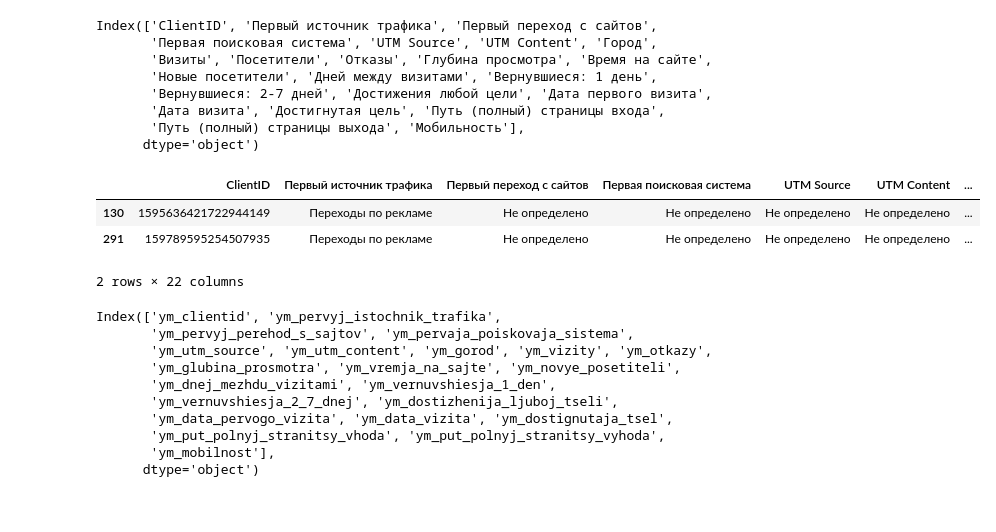
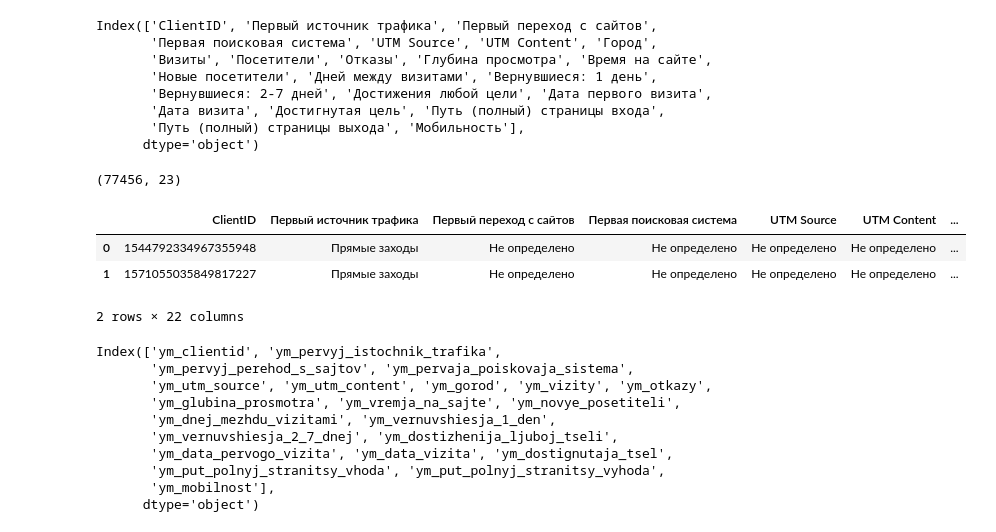
Before and after one commit to chegevarae/inhub, a Jupyter notebook: notebooks/etl_metrika.ipynb, the cells around one changed output. Saved outputs shown, nothing was run; the diff lists cells and outputs as text; code cells hidden in the pictures.

```diff
--- a/notebooks/etl_metrika.ipynb
+++ b/notebooks/etl_metrika.ipynb
@@ -86,22 +86,26 @@ Index(['ClientID', 'Первый источник трафика', 'Первый
        'Дата визита', 'Достигнутая цель', 'Путь (полный) страницы входа',
        'Путь (полный) страницы выхода', 'Мобильность'],
       dtype='object')
+# %%
+df.shape
+# %% [output]
+(77456, 23)
 # %%
 # Удаление ненужных данных
 columns = ['Посетители']
 df = drop_columns(df, columns)
 
-# Удаление "лишних" пользователей
+# Сегментация пользователей
 df.loc[df['Дата визита'].isnull(), 'Дата визита'] = 'undefined'
-df = df[df['Дата визита'].str.contains('202.*')]
-df = df.loc[(df['Визиты'] <= 35) & (df['Достижения любой цели'] <= 100)]
-df = df.loc[(df['ClientID'] != '')]
+# df = df[df['Дата визита'].str.contains('202.*')]
+# df = df.loc[(df['Визиты'] <= 35) & (df['Достижения любой цели'] <= 100)]
+# df = df.loc[(df['ClientID'] != '')]
 
 df.head(2)
 # %% [output]
 |  | ClientID | Первый источник трафика | Первый переход с сайтов | Первая поисковая система | UTM Source | UTM Content | ... |
-| 130 | 1595636421722944149 | Переходы по рекламе | Не определено | Не определено | Не определено | Не определено | ... |
-| 291 | 159789595254507935 | Переходы по рекламе | Не определено | Не определено | Не определено | Не определено | ... |
+| 0 | 1544792334967355948 | Прямые заходы | Не определено | Не определено | Не определено | Не определено | ... |
+| 1 | 1571055035849817227 | Прямые заходы | Не определено | Не определено | Не определено | Не определено | ... |
 2 rows × 22 columns
 # %%
 # Переименование столбцов
```
Also changed, not shown: parts of 13 cells of this notebook, 4 other files.
